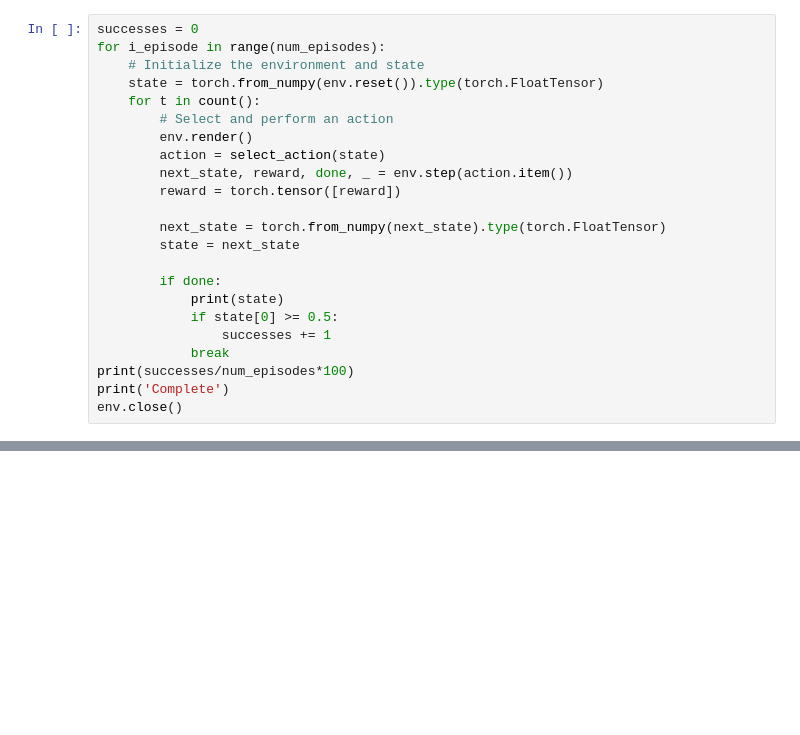
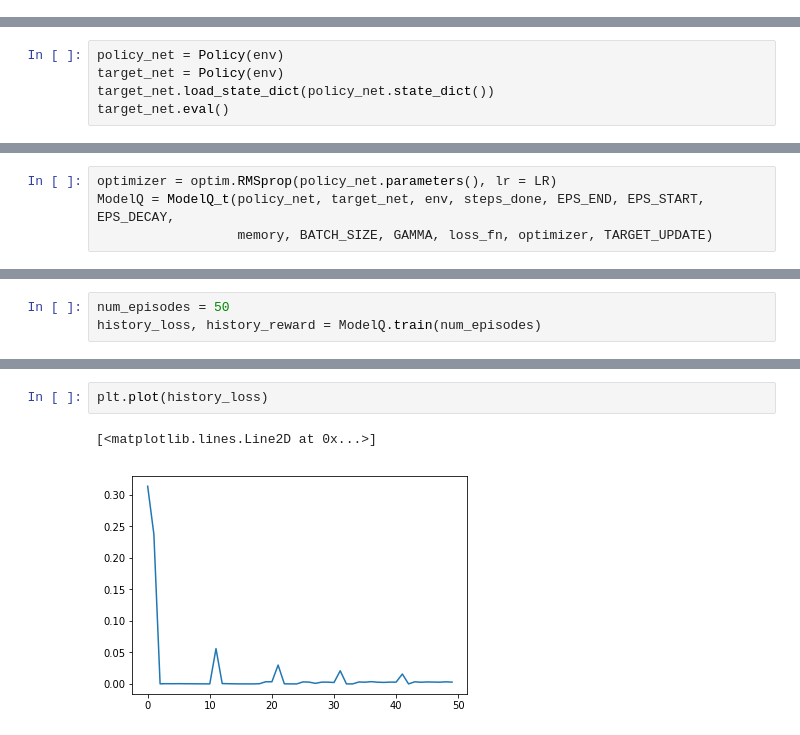
Before and after one commit to INeedTractorPlz/JetBrainsInternship, a Jupyter notebook: MountainCar-v0.ipynb, the cells around one changed output, grey strips where cells are left out. Cells and saved outputs as stored; diff of their text form; blank space fills up the shorter version.

```diff
--- a/MountainCar-v0.ipynb
+++ b/MountainCar-v0.ipynb
@@ -217,23 +27,0 @@ Complete
-# %%
-successes = 0
-for i_episode in range(num_episodes):
-    # Initialize the environment and state
-    state = torch.from_numpy(env.reset()).type(torch.FloatTensor)
-    for t in count():
-        # Select and perform an action
-        env.render()
-        action = select_action(state)
-        next_state, reward, done, _ = env.step(action.item())
-        reward = torch.tensor([reward])
-
-        next_state = torch.from_numpy(next_state).type(torch.FloatTensor)
-        state = next_state
-
-        if done:
-            print(state)
-            if state[0] >= 0.5:
-                successes += 1
-            break
-print(successes/num_episodes*100)
-print('Complete')
-env.close()
@@ -257,0 +28,5 @@ Complete
+# %%
+policy_net = Policy(env)
+target_net = Policy(env)
+target_net.load_state_dict(policy_net.state_dict())
+target_net.eval()
@@ -257,0 +40,4 @@ Complete
+# %%
+optimizer = optim.RMSprop(policy_net.parameters(), lr = LR)
+ModelQ = ModelQ_t(policy_net, target_net, env, steps_done, EPS_END, EPS_START, EPS_DECAY,
+                  memory, BATCH_SIZE, GAMMA, loss_fn, optimizer, TARGET_UPDATE)
@@ -257,0 +53,3 @@ Complete
+# %%
+num_episodes = 50
+history_loss, history_reward = ModelQ.train(num_episodes)
@@ -257,0 +75,5 @@ Complete
+# %%
+plt.plot(history_loss)
+# %% [output]
+[<matplotlib.lines.Line2D at 0x...>]
+[figure, added]
```
Also changed, not shown: parts of 36 cells of this notebook, 3 other files.
